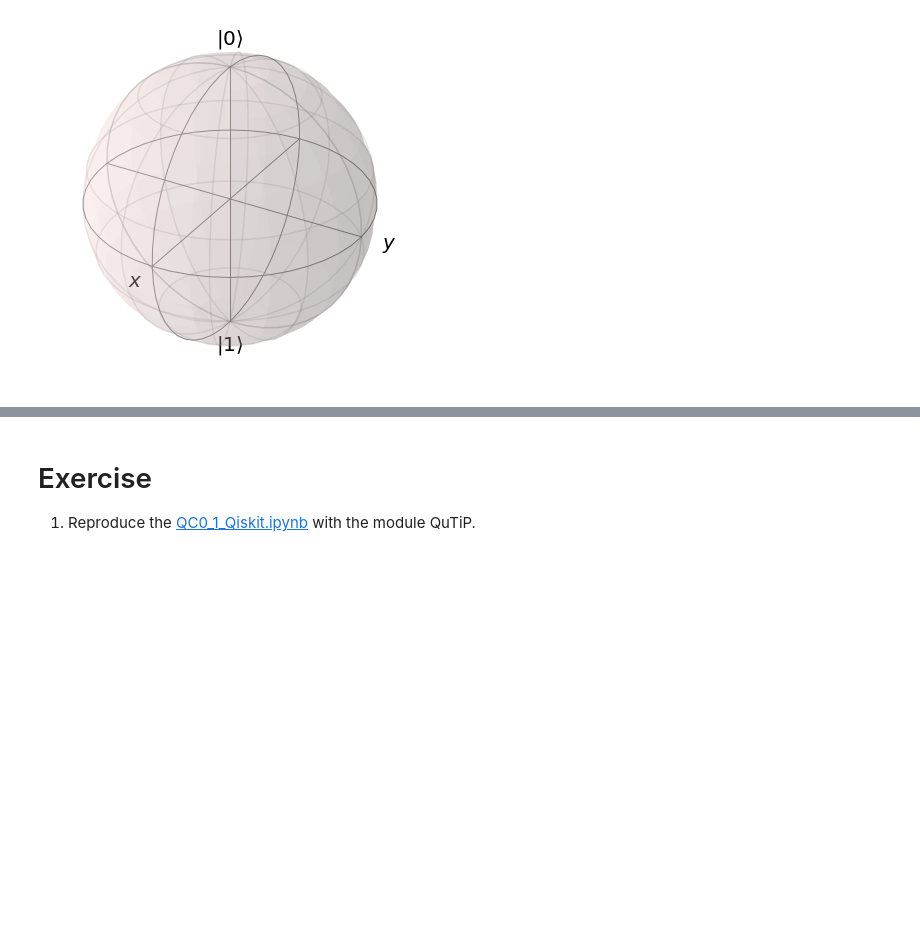
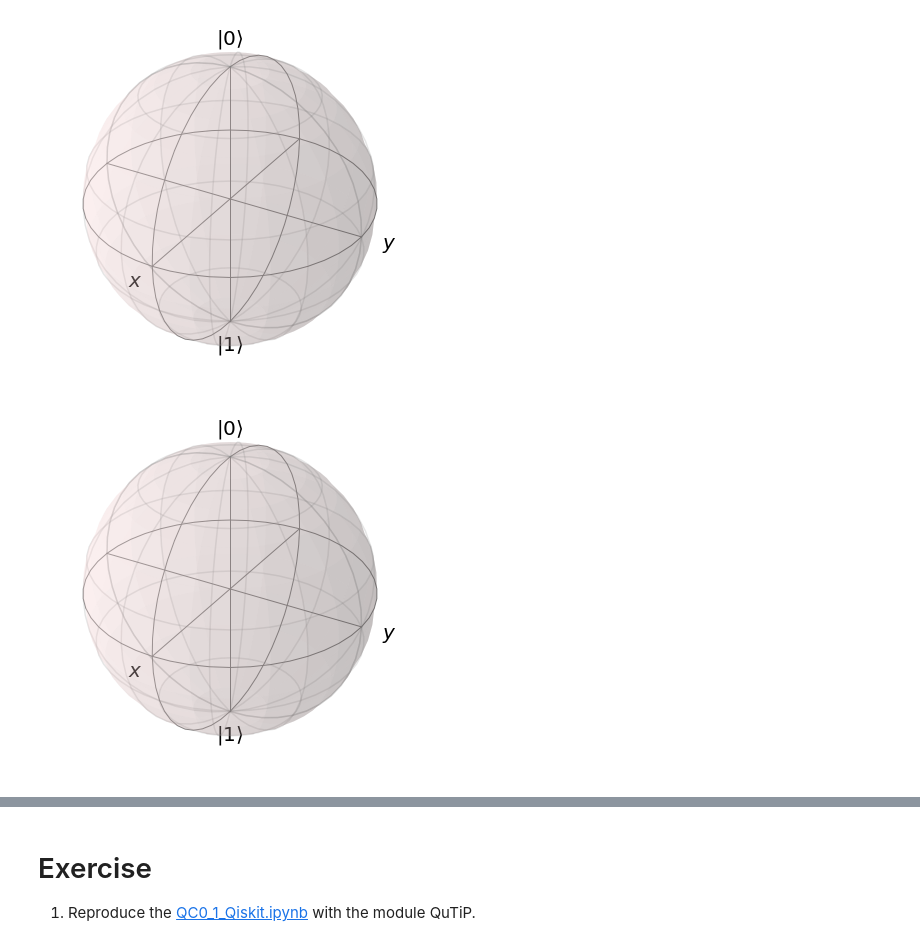
Before and after one commit to jaorduz/IntroQuantumCompu, a Jupyter notebook: NB_1/QC0_5_QuTiP.ipynb, the cells around one changed output, grey strips where cells are left out. Saved outputs shown, nothing was run; the diff lists cells and outputs as text; code cells hidden in the pictures; blank space fills up the shorter version.

```diff
--- a/NB_1/QC0_5_QuTiP.ipynb
+++ b/NB_1/QC0_5_QuTiP.ipynb
@@ -17,5 +18,10 @@ b.make_sphere()
 # %% [output]
 [figure]
+# %%
+b = qt.Bloch()
+b.show()
+# %% [output]
+[figure, added]
 # %%
 from platform import python_version
 print("python version: ", python_version())
```
Also changed, not shown: parts of 3 cells of this notebook, 5 other files.
